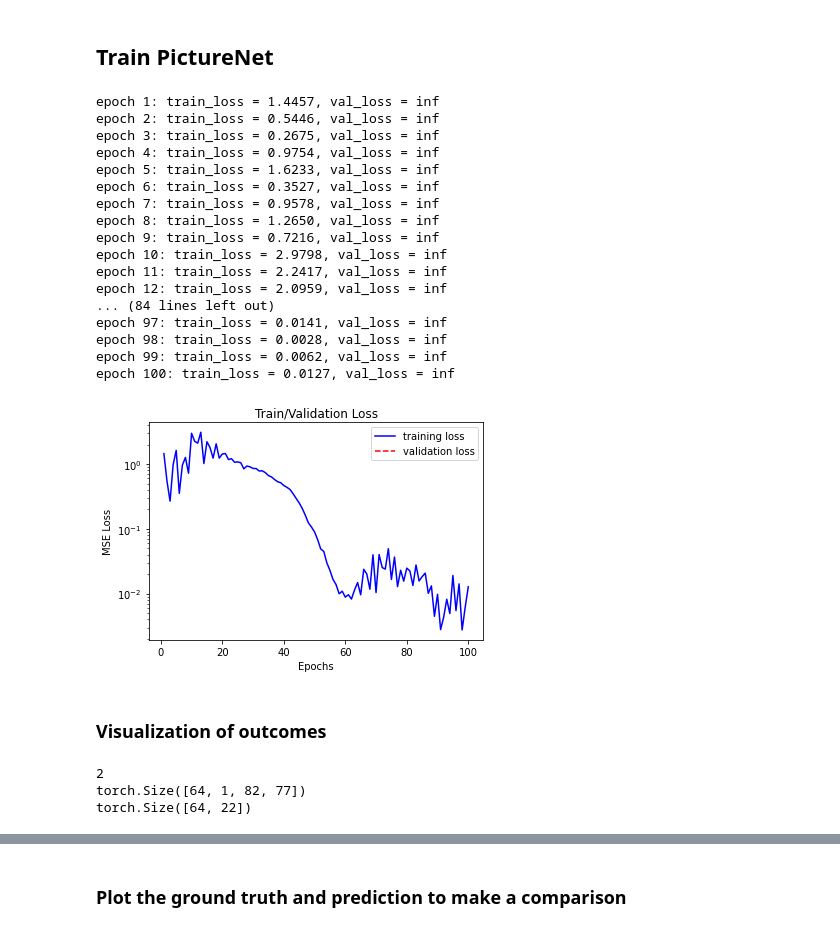
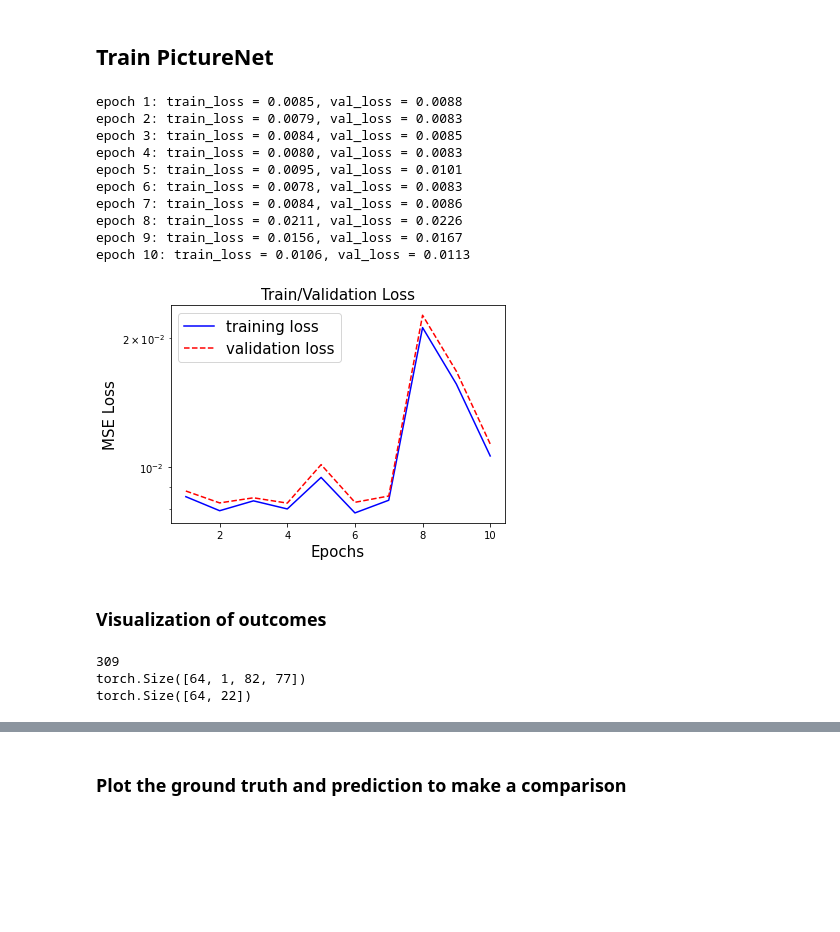
Before and after one commit to ShaoKAi100812/Pendant_Drop_Tensiometry_Prediction, a Jupyter notebook: main_spline.ipynb, the cells around one changed output, grey strips where cells are left out. Saved outputs shown, nothing was run; the diff lists cells and outputs as text; code cells hidden in the pictures; blank space fills up the shorter version.

```diff
--- a/main_spline.ipynb
+++ b/main_spline.ipynb
@@ -147,10 +164,10 @@ Read image from files
 train_img = []
 
 # data_image = pd.read_csv("Data_folder/Picture.csv", header= None)       # Small dataset
-data_image = pd.read_csv("Data_folder/Spline.csv", header= None) # Large dataset
+data_image = pd.read_csv("Data_folder/Data_Spline/Spline.csv", header= None) # Large dataset
 for img_name in data_image.iloc[0:,3:].index + 1:      # modify the number depends on size of dataset
     # defining the image path
-    image_path = 'Data_folder/' + str(img_name) + '.png'      # modify the path depends on which dataset
+    image_path = 'Data_folder/Big_Data1/' + str(img_name) + '.png'      # modify the path depends on which dataset
     # reading the image
     img = imread(image_path, as_gray=True)
     img = img[4:-4, 4:-4]  #crop
@@ -178,7 +195,7 @@ train_x_pic = np.array(train_img)
 train_y_pic = data_image.iloc[0:,3:].values            # modify the number depends on size of dataset
 train_x_pic, rem_x_pic, train_y_pic, rem_y_pic = train_test_split(train_x_pic, train_y_pic, test_size = 0.2)    # default shuffle = True
 val_x_pic, test_x_pic, val_y_pic, test_y_pic = train_test_split(rem_x_pic, rem_y_pic, test_size = 0.5)
-
+len(train_x_pic)
 # converting the trian images and targets into torch format
 train_x_pic = train_x_pic.reshape(len(train_x_pic), 1, 82, 77)
 train_x_pic  = torch.from_numpy(train_x_pic)
@@ -201,7 +218,7 @@ test_y_pic = torch.from_numpy(test_y_pic)
 def batch_transform(dataset, batch_size=64):
     batch = []
     batch_num = len(dataset) // batch_size
-    for i in range(batch_num+1):
+    for i in range(batch_num):
         if len(dataset) == 4:
             if i < batch_num:
                 batch.append(dataset[i*batch_size:(i+1)*batch_size, :, :, :])
@@ -220,4 +237,4 @@ val_x_pic = batch_transform(val_x_pic)
 val_y_pic = batch_transform(val_y_pic)
 test_x_pic = batch_transform(test_x_pic)
 test_y_pic = batch_transform(test_y_pic)
-# print(len(train_x_pic), len(train_y_pic), len(val_x_pic), len(val_y_pic), len(test_x_pic), len(test_y_pic))
+print(len(train_x_pic), len(train_y_pic), len(val_x_pic), len(val_y_pic), len(test_x_pic), len(test_y_pic))
@@ -294,10 +313,10 @@ def train_physics(model, optimizer, epochs=1):
 
     plt.semilogy(x, loss_train, 'b-', label="training loss")
     plt.semilogy(x, loss_val, 'r--', label="validation loss")
-    plt.xlabel("Epochs")
-    plt.ylabel("MSE Loss")
-    plt.title("Train/Validation Loss")
-    plt.legend()
+    plt.xlabel("Epochs",fontsize = 15)
+    plt.ylabel("MSE Loss",fontsize = 15)
+    plt.title("Train/Validation Loss",fontsize = 15)
+    plt.legend(fontsize = 15)
     plt.show()
 
 def train_picture(model, optimizer, epochs=1):
@@ -326,10 +345,10 @@ def train_picture(model, optimizer, epochs=1):
 
     plt.semilogy(x, loss_train, 'b-', label="training loss")
     plt.semilogy(x, loss_val, 'r--', label="validation loss")
-    plt.xlabel("Epochs")
-    plt.ylabel("MSE Loss")
-    plt.title("Train/Validation Loss")
-    plt.legend()
+    plt.xlabel("Epochs",fontsize = 15)
+    plt.ylabel("MSE Loss",fontsize = 15)
+    plt.title("Train/Validation Loss",fontsize = 15)
+    plt.legend(fontsize = 15)
     plt.show()
 # %% [markdown]
 ## Train PhysicsNet
@@ -409,40 +411,33 @@ Ground Truths = tensor([[33., 15.],
 # %%
 in_channel = 1
 channel_1 = 16
 channel_2 = 32
 channel_3 = 64
 node_1 = 1024
 node_2 = 1024
 out_channel = 22
 
-learning_rate = 1e-3
+learning_rate = 1e-4
 
 model_picture = PictureNet(in_channel, channel_1, channel_2, channel_3, node_1, node_2, out_channel)
 optimizer = optim.Adam(model_picture.parameters(), lr=learning_rate)
-epoch = 100
+epoch = 10
 
 train_picture(model_picture, optimizer, epoch)
 PATH_PIC = os.path.join(os.getcwd(), "model_pic")
 torch.save(model_picture, PATH_PIC)
 # %% [output]
-epoch 1: train_loss = 1.4457, val_loss = inf
-epoch 2: train_loss = 0.5446, val_loss = inf
-epoch 3: train_loss = 0.2675, val_loss = inf
-epoch 4: train_loss = 0.9754, val_loss = inf
-epoch 5: train_loss = 1.6233, val_loss = inf
-epoch 6: train_loss = 0.3527, val_loss = inf
-epoch 7: train_loss = 0.9578, val_loss = inf
-epoch 8: train_loss = 1.2650, val_loss = inf
-epoch 9: train_loss = 0.7216, val_loss = inf
-epoch 10: train_loss = 2.9798, val_loss = inf
-epoch 11: train_loss = 2.2417, val_loss = inf
-epoch 12: train_loss = 2.0959, val_loss = inf
-... (84 lines left out)
-epoch 97: train_loss = 0.0141, val_loss = inf
-epoch 98: train_loss = 0.0028, val_loss = inf
-epoch 99: train_loss = 0.0062, val_loss = inf
-epoch 100: train_loss = 0.0127, val_loss = inf
+epoch 1: train_loss = 0.0085, val_loss = 0.0088
+epoch 2: train_loss = 0.0079, val_loss = 0.0083
+epoch 3: train_loss = 0.0084, val_loss = 0.0085
+epoch 4: train_loss = 0.0080, val_loss = 0.0083
+epoch 5: train_loss = 0.0095, val_loss = 0.0101
+epoch 6: train_loss = 0.0078, val_loss = 0.0083
+epoch 7: train_loss = 0.0084, val_loss = 0.0086
+epoch 8: train_loss = 0.0211, val_loss = 0.0226
+epoch 9: train_loss = 0.0156, val_loss = 0.0167
+epoch 10: train_loss = 0.0106, val_loss = 0.0113
-[figure, old version]
+[figure, new version]
 # %% [markdown]
 ### Visualization of outcomes
 # %%
@@ -453,7 +448,7 @@ print(len(train_x_pic))
 print(train_x_pic[0].shape)
 print(train_y_pic[0].shape)
 # %% [output]
-2
+309
 torch.Size([64, 1, 82, 77])
 torch.Size([64, 22])
 # %%
```
Also changed, not shown: parts of 8 cells of this notebook.
